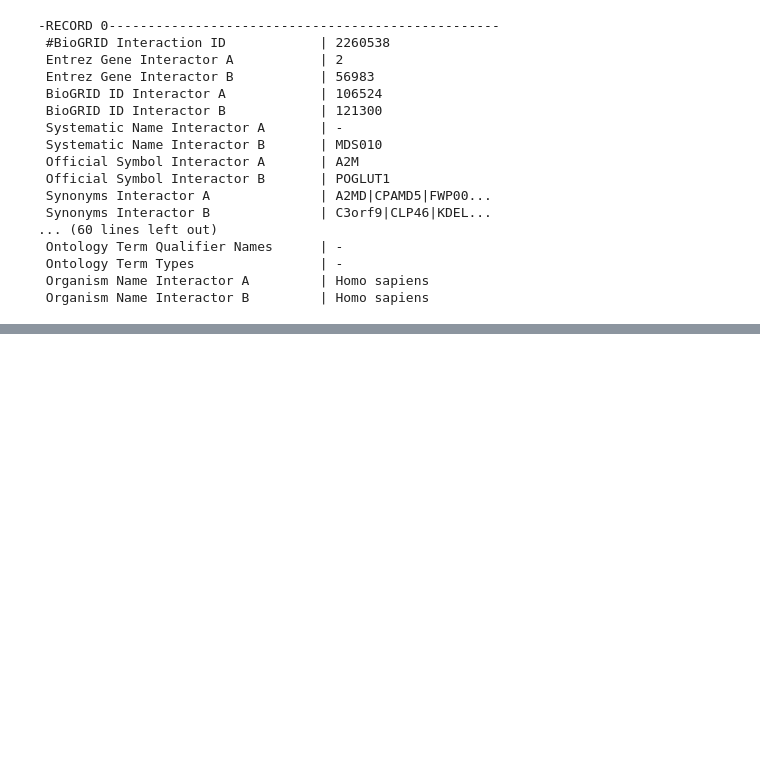
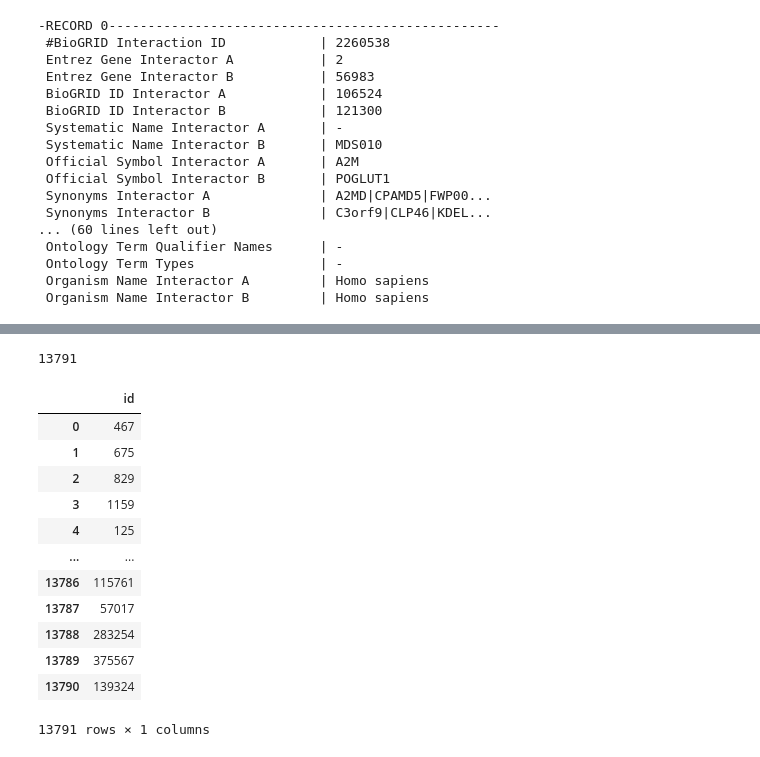
Before and after one commit to rdelanuezmo/genomic_TFM, a Jupyter notebook: Union_dataframes.ipynb, the cells around one changed output, grey strips where cells are left out. Drawn from its saved outputs; the diff is of its cells as text; code cells hidden in the pictures; blank space fills up the shorter version.

```diff
--- a/Union_dataframes.ipynb
+++ b/Union_dataframes.ipynb
@@ -232,0 +284,4 @@ ValueError: No records found in handle
+# %%
+df_con_conteo = df_homo_int.withColumn("conteo_de_publicaciones", size(split(col("pubmed_id_list"), ",")))
+conteo_valores = df_con_conteo.groupBy("conteo_de_publicaciones").agg(count("*").alias("conteo_de_valores"))
+conteo_valores.sort(col('conteo_de_valores').desc()).show()
@@ -232,0 +306,2 @@ ValueError: No records found in handle
+# %%
+df_2 = df_con_conteo.where(~(col('conteo_de_publicaciones') == 1))
@@ -232,0 +355,10 @@ ValueError: No records found in handle
+# %%
+# Juntamos los identificadores de los genes en un dataframe
+from pyspark.sql.types import IntegerType
+
+a_1 = df_2.select('gene_id')
+a_2 = df_2.select('interactant_id')
+a_1 = a_1.withColumnRenamed("gene_id", "id")
+a_2 = a_2.withColumnRenamed("interactant_id", "id")
+a = a_1.union(a_2).drop_duplicates(['id'])
+a = a.withColumn("id", a["id"].cast(IntegerType()))
@@ -232,0 +405,23 @@ ValueError: No records found in handle
+# %%
+# Número de identificadores de genes únicos
+a.count()
+# %% [output]
+13791
+# %%
+a_final = a.toPandas()
+# %%
+a_final
+# %% [output]
+|  | id |
+| 0 | 467 |
+| 1 | 675 |
+| 2 | 829 |
+| 3 | 1159 |
+| 4 | 125 |
+| ... | ... |
+| 13786 | 115761 |
+| 13787 | 57017 |
+| 13788 | 283254 |
+| 13789 | 375567 |
+| 13790 | 139324 |
+13791 rows × 1 columns
```
Also changed, not shown: parts of 15 cells of this notebook.
